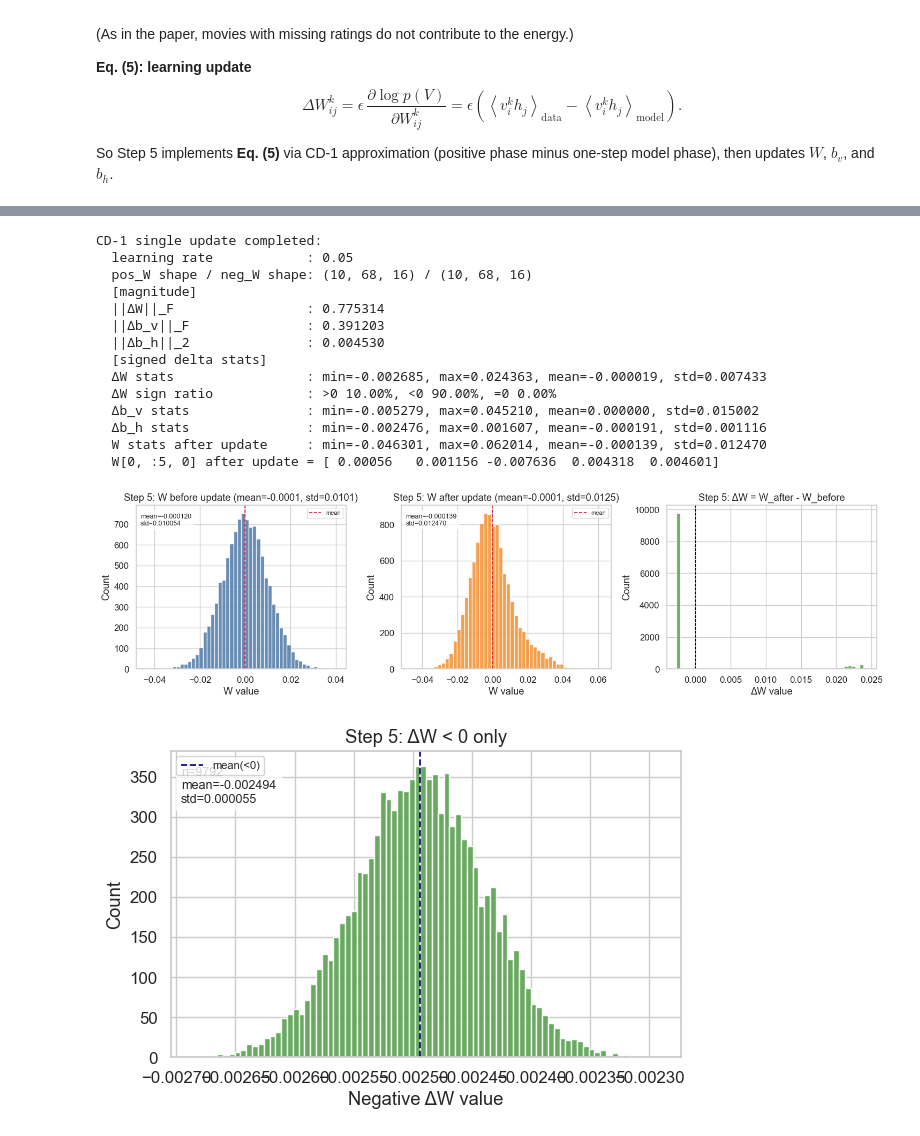
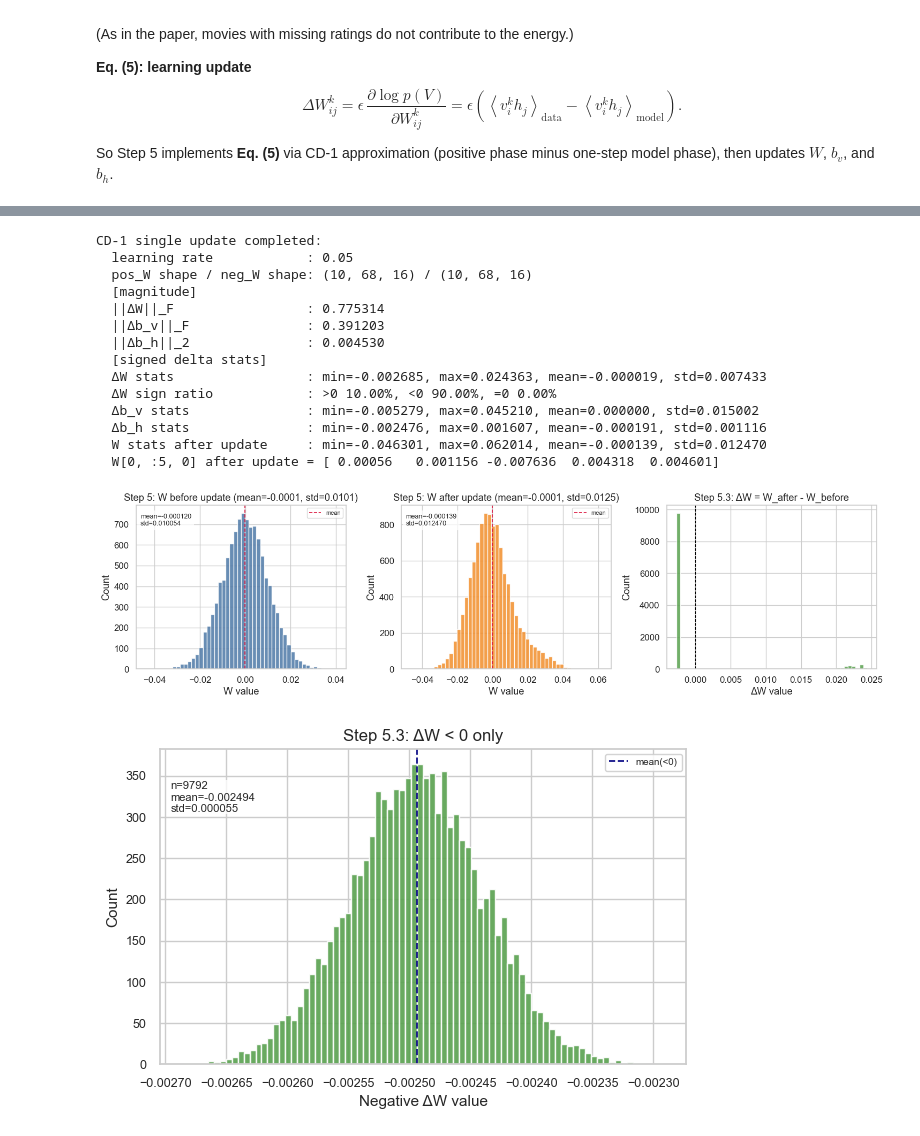
Before and after one commit to yixuan116/MovieLens-with-Restricted-Boltzmann-machine, a Jupyter notebook: notebooks/07_user_profile_analysis.ipynb, the cells around one changed output, grey strips where cells are left out. Saved outputs shown, nothing was run; the diff lists cells and outputs as text; code cells hidden in the pictures.

```diff
--- a/notebooks/07_user_profile_analysis.ipynb
+++ b/notebooks/07_user_profile_analysis.ipynb
@@ -602,10 +688,14 @@ n_rated = len(u666)
 if UID_FOCUS in user_counts.index:
     assert n_rated == int(user_counts.loc[UID_FOCUS]), "user_counts vs df mismatch"
 
-global_mean = float(df["rating"].mean())
+if LOAD_MODE == 'full':
+    global_mean = float(df["rating"].mean())
+    movie_popularity = df.groupby("movieId")["userId"].count()
+else:
+    # global_mean, movie_popularity set in §0 stream pass
+    pass
+
 activity_pct = (user_counts < n_rated).mean() * 100
-
-movie_popularity = df.groupby("movieId")["userId"].count()
 u666["popularity"] = u666["movieId"].map(movie_popularity)
 
 genre_counts = Counter()
@@ -614,7 +704,10 @@ for mid in u666["movieId"]:
         genre_counts[g] += 1
 
 rating_vals = [0.5, 1.0, 1.5, 2.0, 2.5, 3.0, 3.5, 4.0, 4.5, 5.0]
-g_counts = df["rating"].value_counts().reindex(rating_vals, fill_value=0)
+if LOAD_MODE == 'full':
+    g_counts = df["rating"].value_counts().reindex(rating_vals, fill_value=0)
+else:
+    g_counts = g_counts_global.reindex(rating_vals, fill_value=0)
 g_pct = g_counts / g_counts.sum() * 100
 u_counts = u666["rating"].value_counts().reindex(rating_vals, fill_value=0)
 u_pct = u_counts / max(u_counts.sum(), 1) * 100
@@ -1505,5 +1820,5 @@ So Step 5 implements **Eq. (5)** via CD-1 approximation (positive phase minus on
 # %%
-# Step 5 — One CD-1 update (data phase minus model phase)
+# Step 5.3 — One CD-1 update (data phase minus model phase)
 
 import numpy as np
 import matplotlib.pyplot as plt
@@ -1593,7 +1908,7 @@ axes[1].text(0.02, 0.95, f'mean={w_after_mean:.6f}\nstd={w_after_std:.6f}', tran
 
 axes[2].hist(dw_flat, bins=50, color='#59a14f', alpha=0.85)
 axes[2].axvline(0.0, color='black', linestyle='--', linewidth=1)
-axes[2].set_title('Step 5: ΔW = W_after - W_before')
+axes[2].set_title('Step 5.3: ΔW = W_after - W_before')
 axes[2].set_xlabel('ΔW value')
 axes[2].set_ylabel('Count')
 
@@ -1608,50 +1923,52 @@ fig3, ax3 = plt.subplots(1, 1, figsize=(6.2, 4.2))
 if neg_dw.size > 0:
     ax3.hist(neg_dw, bins=80, color='#59a14f', alpha=0.9)
     ax3.axvline(neg_dw.mean(), color='navy', linestyle='--', linewidth=1.2, label='mean(<0)')
-    ax3.set_title('Step 5: ΔW < 0 only')
-    ax3.set_xlabel('Negative ΔW value')
-    ax3.set_ylabel('Count')
-    ax3.legend(loc='upper left', fontsize=8)
-    ax3.text(0.02, 0.95,
+    ax3.set_title('Step 5.3: ΔW < 0 only', fontsize=12)
+    ax3.set_xlabel('Negative ΔW value', fontsize=11)
+    ax3.set_ylabel('Count', fontsize=11)
+    ax3.tick_params(axis='both', labelsize=9)
+    ax3.legend(loc='upper right', fontsize=7, framealpha=0.85)
+    ax3.text(0.02, 0.90,
              f'n={neg_dw.size}\nmean={neg_dw.mean():.6f}\nstd={neg_dw.std():.6f}',
-             transform=ax3.transAxes, va='top', fontsize=9,
-             bbox=dict(facecolor='white', alpha=0.75, edgecolor='none'))
+             transform=ax3.transAxes, va='top', fontsize=8,
+             bbox=dict(facecolor='white', alpha=0.78, edgecolor='none', pad=0.2))
 else:
-    ax3.text(0.5, 0.5, 'No negative ΔW values', ha='center', va='center', fontsize=11)
-    ax3.set_title('Step 5: ΔW < 0 only')
-    ax3.set_xlabel('Negative ΔW value')
-    ax3.set_ylabel('Count')
+    ax3.text(0.5, 0.5, 'No negative ΔW values', ha='center', va='center', fontsize=10)
+    ax3.set_title('Step 5.3: ΔW < 0 only', fontsize=12)
+    ax3.set_xlabel('Negative ΔW value', fontsize=11)
+    ax3.set_ylabel('Count', fontsize=11)
+    ax3.tick_params(axis='both', labelsize=9)
 
 plt.tight_layout()
 plt.show()
 
 plt.show()
 
 # Save for later comparison
 h_prob_neg_666 = h_prob_neg
 V_model_666 = V_model
 
 # snapshots for explicit before/after comparison
 W_after_update = W_cd1.copy()
 
 # Optional: promote updated params as current params
 W = W_cd1
 b_v = b_v_cd1
 b_h = b_h_cd1
 # %% [output]
 CD-1 single update completed:
   learning rate            : 0.05
   pos_W shape / neg_W shape: (10, 68, 16) / (10, 68, 16)
   [magnitude]
   ||ΔW||_F                 : 0.775314
   ||Δb_v||_F               : 0.391203
   ||Δb_h||_2               : 0.004530
   [signed delta stats]
   ΔW stats                 : min=-0.002685, max=0.024363, mean=-0.000019, std=0.007433
   ΔW sign ratio            : >0 10.00%, <0 90.00%, =0 0.00%
   Δb_v stats               : min=-0.005279, max=0.045210, mean=0.000000, std=0.015002
   Δb_h stats               : min=-0.002476, max=0.001607, mean=-0.000191, std=0.001116
   W stats after update     : min=-0.046301, max=0.062014, mean=-0.000139, std=0.012470
   W[0, :5, 0] after update = [ 0.00056   0.001156 -0.007636  0.004318  0.004601]
 [figure]
-[figure, old version]
+[figure, new version]
```
Also changed, not shown: parts of 39 cells of this notebook, 1 other file.
